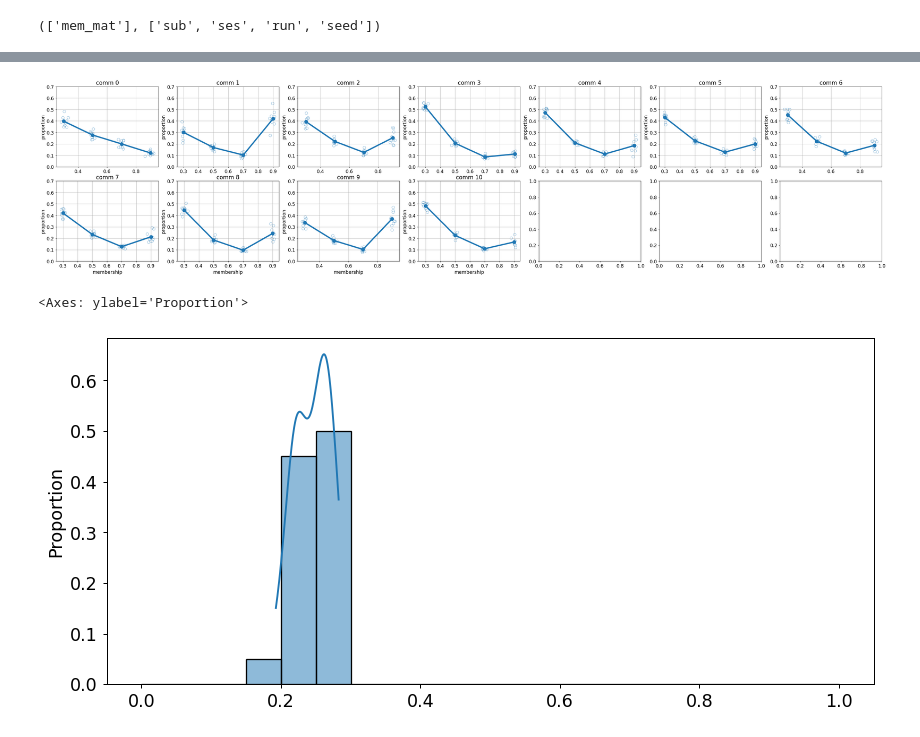
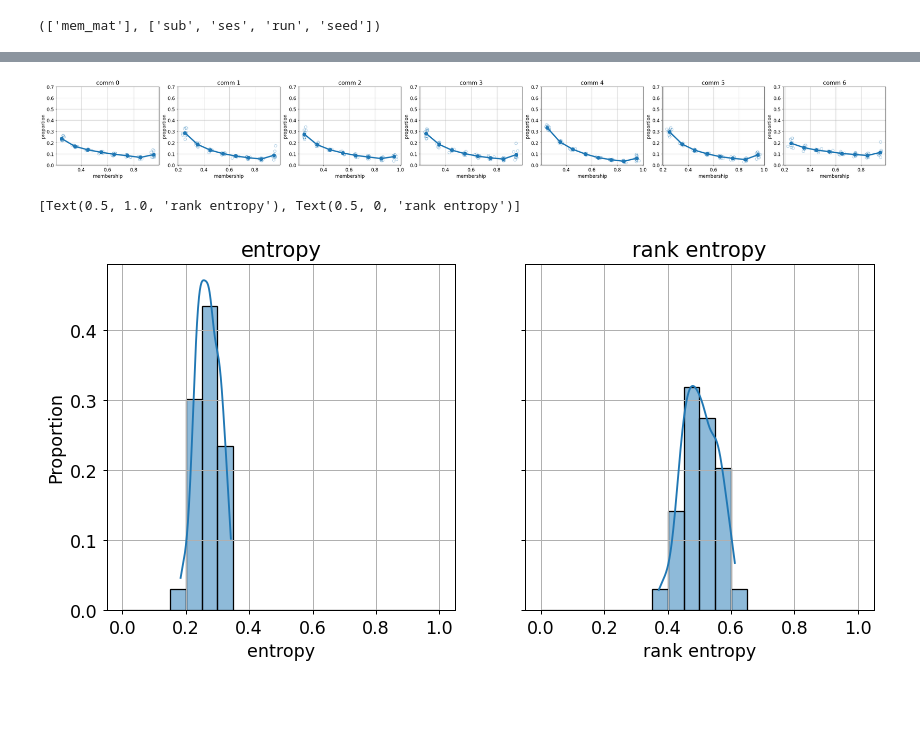
Before and after one commit to govinda-umd/network_estimation, a Jupyter notebook: nb/feb24/02c-desc-svinet_analysis.ipynb, the cells around one changed output, grey strips where cells are left out. Drawn from its saved outputs; the diff is of its cells as text; code cells hidden in the pictures; blank space fills up the shorter version.

```diff
--- a/nb/feb24/02c-desc-svinet_analysis.ipynb
+++ b/nb/feb24/02c-desc-svinet_analysis.ipynb
@@ -55,24 +48,25 @@ args = ARGS()
 
 args.SEED = 100
 # %%
-args.num_rois = 58
-args.roi_size = 600
+args.type = 'columnar'
+args.roi_size = 'x'
 args.maintain_symmetry = True
-args.brain_div = 'whl'
+args.brain_div = 'ca2'
+args.num_rois = 226
 
 DESC = (
-    f'type-functional'
-    f'_nrois-{args.num_rois}'
+    f'type-{args.type}'
     f'_size-{args.roi_size}'
     f'_symm-{args.maintain_symmetry}'
     f'_braindiv-{args.brain_div}'
+    f'_nrois-{args.num_rois}'
 )
 
-args.num_comms = 11
+args.num_comms = 7
 args.thresh = 0.15
 args.num_resamples = 50
 
-PARCELS_path = f'{os.environ["HOME"]}/mouse_dataset/allen_atlas_ccfv3/MouseConnectivity/parcels'
+PARCELS_path = f'{os.environ["HOME"]}/mouse_dataset/parcels'
 BASE_path = f'{os.environ["HOME"]}/mouse_dataset/roi'
 COMM_path = f'{BASE_path}/{DESC}/svinets/k-{args.num_comms}'
 NPY_path = f'{BASE_path}/{DESC}/npy_files'
@@ -244,7 +243,7 @@ estim_cols, index_cols
 # %% [output]
 (['mem_mat'], ['sub', 'ses', 'run', 'seed'])
 # %%
-args.binwidth = 0.2
+args.binwidth = 0.1
 args.binrange = [0.2, 1.0]
 def membership_proportions(X):
     bins = int((args.binrange[1] - args.binrange[0]) / args.binwidth)
@@ -263,16 +262,22 @@ estim_cols += ['hist_props']
 index_cols = [c for c in main_df.columns.to_list() if c not in estim_cols]
 # %%
 def entropy(X):
-    return stats.entropy(X, base=2, axis=-1) / np.log2(args.num_comms)
+    ent = stats.entropy(X, base=2, axis=-1) / np.log2(args.num_comms)
+    ent = np.nan_to_num(ent)
+    return ent, stats.rankdata(ent) / X.shape[0]
 
-main_df['entropy'] = main_df['mem_mat'].apply(entropy)
-estim_cols += ['entropy']
+# main_df['entropy'] = main_df['mem_mat'].apply(entropy)
+ents = main_df['mem_mat'].apply(entropy)
+main_df['entropy'] = list(zip(*ents))[0]
+main_df['rank_entropy'] = list(zip(*ents))[1]
+
+estim_cols += ['entropy', 'rank_entropy']
 index_cols = [c for c in main_df.columns.to_list() if c not in estim_cols]
 # %%
 print(index_cols, estim_cols)
 
 # animal/subj level estimates
-dataset_s_df = combine_within_df_groups(
+main_s_df = combine_within_df_groups(
     args,
     main_df=main_df,
     fixed_cols=['sub',],
@@ -346,51 +354,70 @@ for comm in range(args.num_comms):
 # %%
 # MEMBERSHIP HISTOGRAMS
 props_grp_lvl = X_grp_lvl[1] # comms x bins
-props_subj_lvl = np.stack(dataset_s_df['hist_props'].values, axis=-1) # comms x bins x subs
+props_subj_lvl = np.stack(main_s_df['hist_props'].values, axis=-1) # comms x bins x subs
 
 x = np.arange(args.binrange[0]+args.binwidth/2, args.binrange[1], args.binwidth)
 
 ncols = 7
 nrows = int(np.ceil((args.num_comms / ncols)))
 fig, axs = plt.subplots(
     nrows=nrows, ncols=ncols,
     figsize=(5*ncols, 4*nrows), dpi=90,
     sharex=False, sharey=False
 )
 fig.tight_layout()
 for idx_comm in range(args.num_comms):
     ax = axs[idx_comm // ncols, idx_comm % ncols] if nrows > 1 else axs[idx_comm]
     ax.plot(x, props_grp_lvl[idx_comm, :], linewidth=4, markersize=10, marker='o', linestyle='-')
     for idx_sub in range(args.num_subs):
         x_ = x + 0.01*np.random.randn(x.shape[0])
         ax.plot(
             x_, props_subj_lvl[idx_comm, :, idx_sub],
             linewidth=2, linestyle='',
             markersize=8, marker='o', fillstyle='none',
             alpha=0.5, color='tab:blue'
         )
     ax.set(title=f'comm {idx_comm}', ylabel='proportion', ylim=[0.0, 0.7])
     if idx_comm // ncols == nrows-1: ax.set(xlabel='membership')
     ax.grid(True)
 # %% [output]
-[figure, old version]
+[figure, new version]
 # %%
 # MEMBERSHIP ENTROPIES
 # save as nifti
+def save_ent(args, parcels, ent, desc):
+    ent_img = np.zeros_like(parcels)
+    for idx, roi in enumerate(roi_labels):
+        ent_img += (parcels == roi) * ent[idx]
+
+    out_file = f'{ESTM_path}/{DESC}_k-{args.num_comms}_desc-{desc}.nii.gz'
+    try:
+        os.remove(out_file)
+    except:
+        pass
+
+    parcels_img.new_image_like(
+        ent_img
+    ).to_filename(out_file)
+    return None
+
 ent = X_grp_lvl[2]
-ent_img = np.zeros_like(parcels)
-for idx, roi in enumerate(roi_labels):
-    ent_img += (parcels == roi) * ent[idx]
-parcels_img.new_image_like(
-    ent_img
-).to_filename(f'{ESTM_path}/{DESC}_k-{args.num_comms}_desc-entropy.nii.gz')
+rank_ent = X_grp_lvl[3]
+save_ent(args, parcels, ent, 'entropy')
+save_ent(args, parcels, rank_ent, 'rank_entropy')
 
-fig, axs = plt.subplots(1, 1, figsize=(11, 5), dpi=90)
-ax = axs
-sns.histplot(ent, stat='proportion', binrange=[0.0, 1.0], binwidth=0.05, kde=True)
+fig, axs = plt.subplots(1, 2, figsize=(11, 5), dpi=90, sharey=True)
+ax = axs[0]
+sns.histplot(ent, stat='proportion', binrange=[0.0, 1.0], binwidth=0.05, kde=True, ax=ax)
+ax.grid(True)
+ax.set(title='entropy', xlabel='entropy')
+ax = axs[1]
+sns.histplot(rank_ent, stat='proportion', binrange=[0.0, 1.0], binwidth=0.05, kde=True, ax=ax)
+ax.grid(True)
+ax.set(title='rank entropy', xlabel='rank entropy')
 # %% [output]
-<Axes: ylabel='Proportion'>
+[Text(0.5, 1.0, 'rank entropy'), Text(0.5, 0, 'rank entropy')]
-[figure, old version]
+[figure, new version]
 # %%
 main_df
 # %% [output]
```
Also changed, not shown: parts of 8 cells of this notebook, 35 other files.
